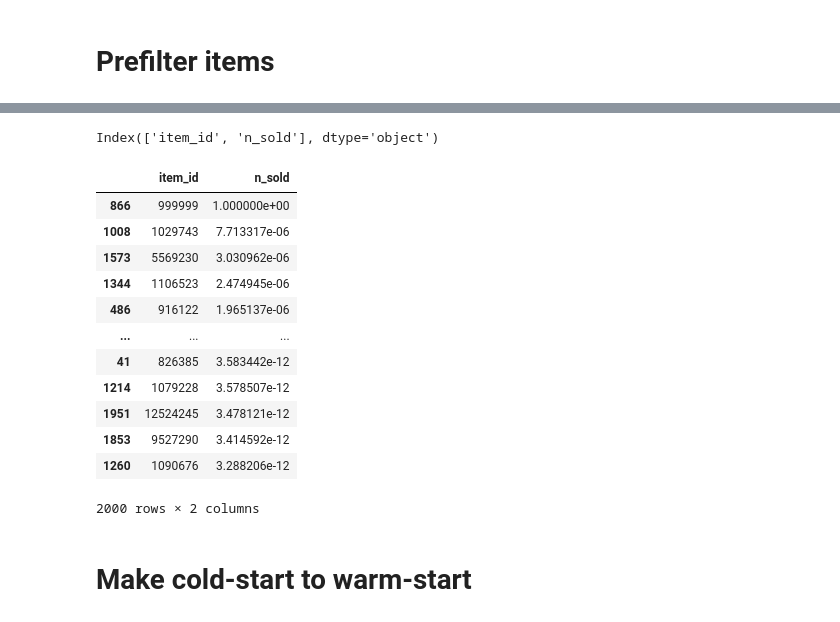
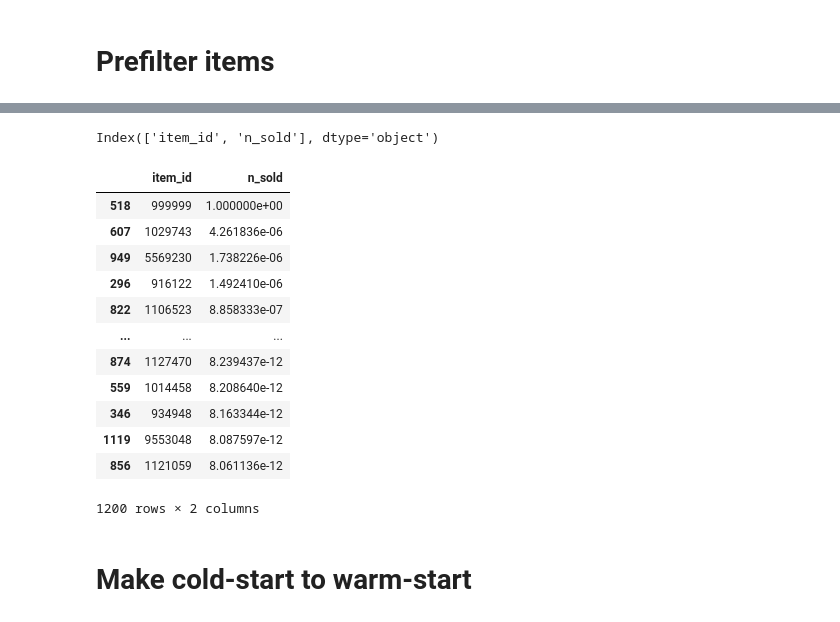
Before and after one commit to ArhiTegio/GB-Recom, a Jupyter notebook: Курсовой/course_project.ipynb, the cells around one changed output, grey strips where cells are left out. Cells and saved outputs as stored; diff of their text form; code cells hidden in the pictures.

```diff
--- a/Курсовой/course_project.ipynb
+++ b/Курсовой/course_project.ipynb
@@ -174,8 +253,10 @@ data['delta_dt_day'] = np.max(data['day']) - data['day']
+# %%
+data = data.merge(item_features[['item_id','count_manufacturer', 'count_brand', 'mean_manufacturer_sum_price', 'mean_brand_sum_price', 'mean_department_sum_price', 'count_department' ]], left_on='item_id', right_on='item_id')
 # %%
 #data = data.merge(user_features, left_on='user_id', right_on='user_id')
 #data = data.merge(item_features, left_on='item_id', right_on='item_id')
 # %%
 data['day_week'] = data['day'] % 7 + 1
 data['day_month'] = data['day'] % 30 + 1
-data['year'] =  ((data['day'] % 365) / 100 + 1).astype('int32')
-data['quartal'] = ((data['day'] % 80)/ 10 + 1).astype('int32')
+data['year'] =  ((data['day'] % 365) / 200).astype('int32') + 1
+data['quartal'] = (((data['day'] % 80)/ 10 + 1).astype('int32') / data['year']).astype('int32')
@@ -182,19 +271,28 @@ data['quartal'] = ((data['day'] % 80)/ 10 + 1).astype('int32')
 # %%
-sum_day_week = data.groupby('day_week').sum_price.agg(
-    sum_sale_day_week  = 'sum',
-    )
-
+sum_day_week = data.groupby('day_week').sum_price.agg(sum_sale_day_week  = 'sum',)
 sum_day_week['sum_sale_day_week'] = sum_day_week['sum_sale_day_week'] / max(sum_day_week['sum_sale_day_week'])
-
 data = data.merge(sum_day_week, left_on='day_week', right_on='day_week', right_index=True)
 
-sum_day_week = data.groupby('day_month').sum_price.agg(
-    sum_sale_day_month  = 'sum',
-    )
+sum_day_week = data.groupby('day_month').sum_price.agg(sum_sale_day_month  = 'sum',)
+sum_day_week['sum_sale_day_month'] = sum_day_week['sum_sale_day_month'] / max(sum_day_week['sum_sale_day_month'])
+data = data.merge(sum_day_week, left_on='day_month', right_on='day_month', right_index=True)
 
-sum_day_week['sum_sale_day_month'] = sum_day_week['sum_sale_day_month'] / max(sum_day_week['sum_sale_day_month'])
+sum_day_week = data.groupby('quartal').sum_price.agg(sum_sale_quartal  = 'sum',)
+sum_day_week['sum_sale_quartal'] = sum_day_week['sum_sale_quartal'] / max(sum_day_week['sum_sale_quartal'])
+data = data.merge(sum_day_week, left_on='quartal', right_on='quartal', right_index=True)
 
+sum_day_week = data.groupby('day_week').quantity.agg(sum_quantity_day_week  = 'sum',)
+sum_day_week['sum_quantity_day_week'] = sum_day_week['sum_quantity_day_week'] / max(sum_day_week['sum_quantity_day_week'])
+data = data.merge(sum_day_week, left_on='day_week', right_on='day_week', right_index=True)
+
+sum_day_week = data.groupby('day_month').quantity.agg(sum_quantity_day_month  = 'sum',)
+sum_day_week['sum_quantity_day_month'] = sum_day_week['sum_quantity_day_month'] / max(sum_day_week['sum_quantity_day_month'])
 data = data.merge(sum_day_week, left_on='day_month', right_on='day_month', right_index=True)
+
+sum_day_week = data.groupby('quartal').quantity.agg(sum_quantity_quartal  = 'sum',)
+sum_day_week['sum_quantity_quartal'] = sum_day_week['sum_quantity_quartal'] / max(sum_day_week['sum_quantity_quartal'])
+data = data.merge(sum_day_week, left_on='quartal', right_on='quartal', right_index=True)
+
 data
 # %% [output]
 |  | user_id | basket_id | day | item_id | quantity | sales_value | store_id | retail_disc | trans_time | ... |
@@ -268,7 +366,7 @@ data_val_matcher.head(2)
 # %%
 n_items_before = data_train_matcher['item_id'].nunique()
 
-data_train_matcher = prefilter_items(data_train_matcher, item_features=item_features, take_n_popular=2000)
+data_train_matcher = prefilter_items(data_train_matcher, item_features=item_features, take_n_popular=1200)
 
 n_items_after = data_train_matcher['item_id'].nunique()
 print('Decreased # items from {} to {}'.format(n_items_before, n_items_after))
@@ -315,23 +413,23 @@ def prefilter_items_(data, take_n_popular=5000):
 
     return popularity.head(take_n_popular), popularity
 # %%
-popularity_, popularity  = prefilter_items_(data_train_matcher, take_n_popular=2000)
+popularity_, popularity  = prefilter_items_(data_train_matcher, take_n_popular=1200)
 popularity_
 # %% [output]
 Index(['item_id', 'n_sold'], dtype='object')
 |  | item_id | n_sold |
-| 866 | 999999 | 1.000000e+00 |
-| 1008 | 1029743 | 7.713317e-06 |
-| 1573 | 5569230 | 3.030962e-06 |
-| 1344 | 1106523 | 2.474945e-06 |
-| 486 | 916122 | 1.965137e-06 |
+| 518 | 999999 | 1.000000e+00 |
+| 607 | 1029743 | 4.261836e-06 |
+| 949 | 5569230 | 1.738226e-06 |
+| 296 | 916122 | 1.492410e-06 |
+| 822 | 1106523 | 8.858333e-07 |
 | ... | ... | ... |
-| 41 | 826385 | 3.583442e-12 |
-| 1214 | 1079228 | 3.578507e-12 |
-| 1951 | 12524245 | 3.478121e-12 |
-| 1853 | 9527290 | 3.414592e-12 |
-| 1260 | 1090676 | 3.288206e-12 |
+| 874 | 1127470 | 8.239437e-12 |
+| 559 | 1014458 | 8.208640e-12 |
+| 346 | 934948 | 8.163344e-12 |
+| 1119 | 9553048 | 8.087597e-12 |
+| 856 | 1121059 | 8.061136e-12 |
-2000 rows × 2 columns
+1200 rows × 2 columns
 # %%
 data_train_matcher = data_train_matcher.merge(popularity_, left_on='item_id', right_on='item_id')
 # %%
```
Also changed, not shown: parts of 99 cells of this notebook.
